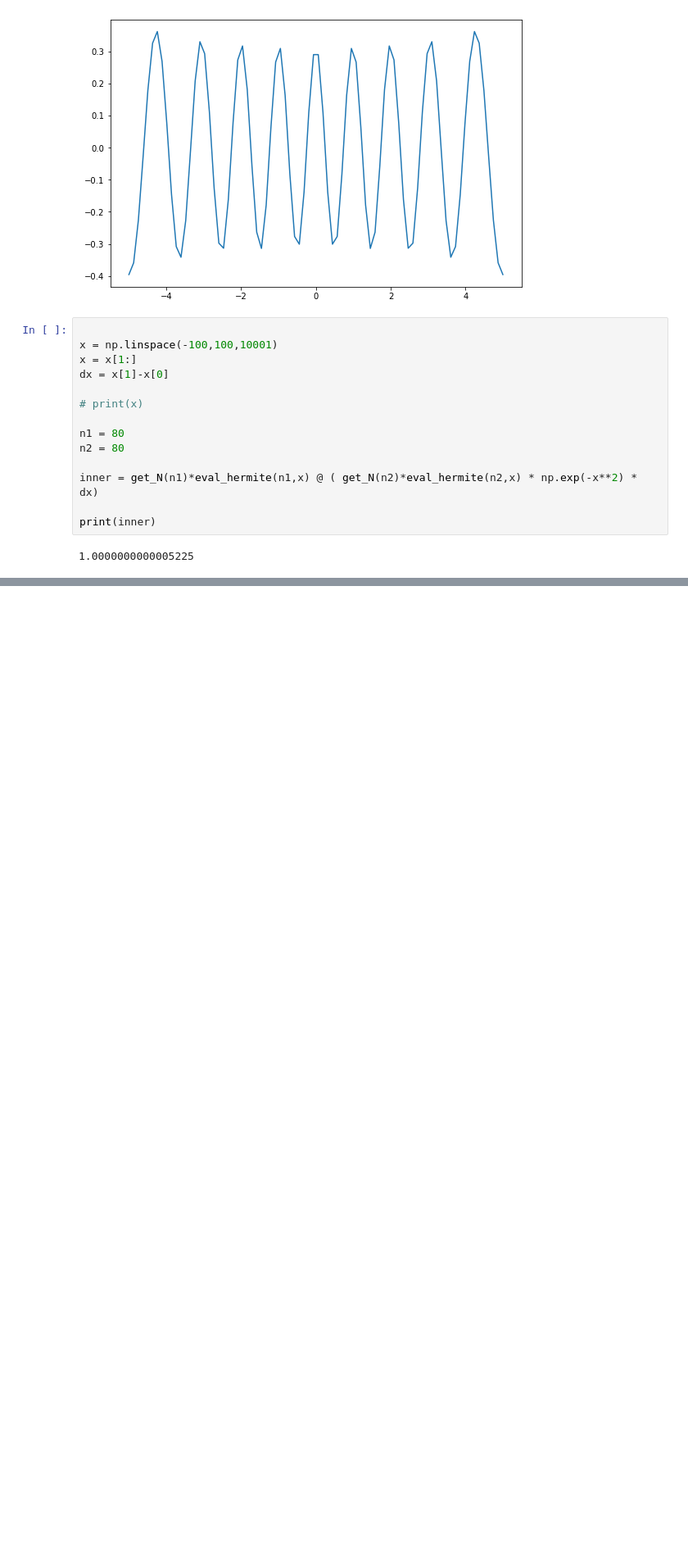
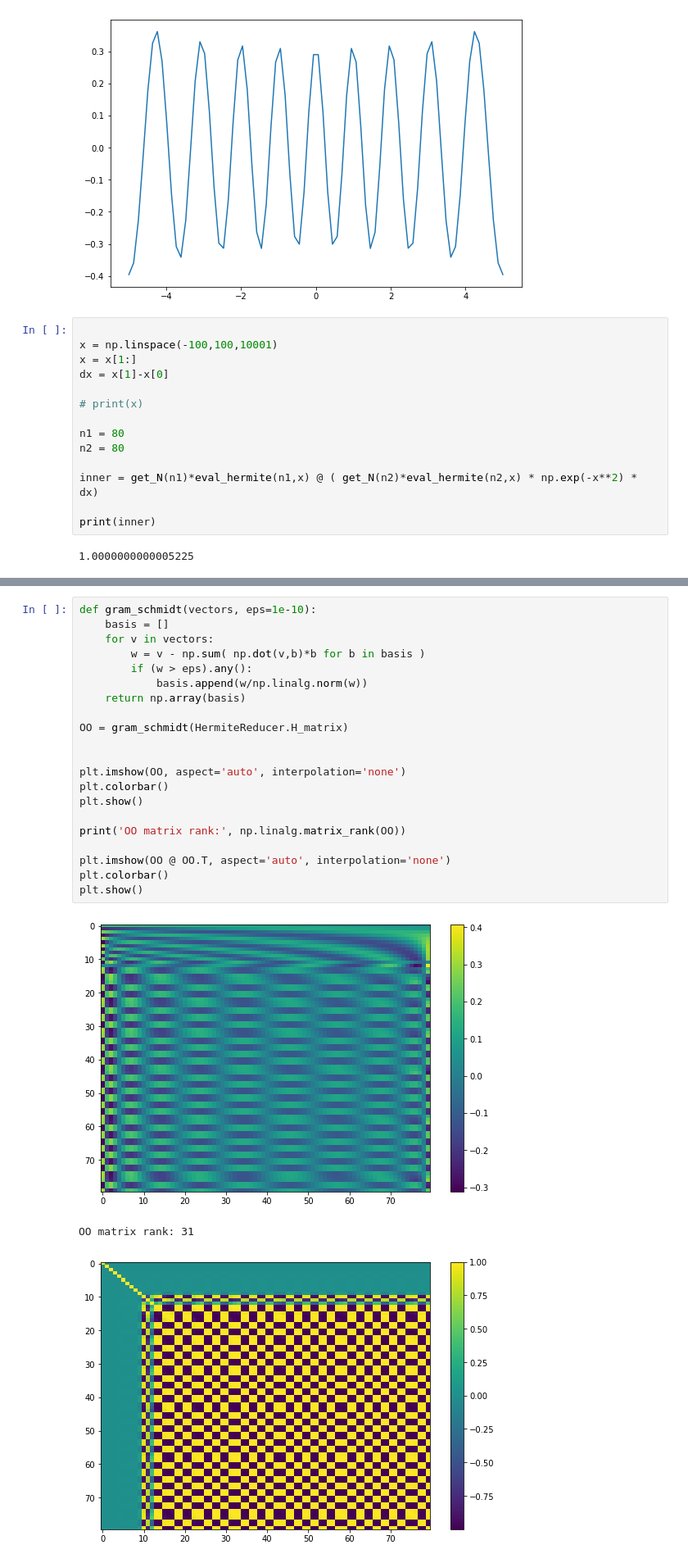
Before and after one commit to stmeinecke/derrom, a Jupyter notebook: misc/Hermite.ipynb, the cells around one changed output, grey strips where cells are left out. Shown at 82% size. Saved outputs shown, nothing was run; the diff lists cells and outputs as text; blank space fills up the shorter version.

```diff
--- a/misc/Hermite.ipynb
+++ b/misc/Hermite.ipynb
@@ -132,0 +162,25 @@ H matrix rank: 27
+# %%
+def gram_schmidt(vectors, eps=1e-10):
+    basis = []
+    for v in vectors:
+        w = v - np.sum( np.dot(v,b)*b for b in basis )
+        if (w > eps).any():
+            basis.append(w/np.linalg.norm(w))
+    return np.array(basis)
+
+OO = gram_schmidt(HermiteReducer.H_matrix)
+
+
+plt.imshow(OO, aspect='auto', interpolation='none')
+plt.colorbar()
+plt.show()
+
+print('OO matrix rank:', np.linalg.matrix_rank(OO))
+
+plt.imshow(OO @ OO.T, aspect='auto', interpolation='none')
+plt.colorbar()
+plt.show()
+# %% [output]
+[figure, added]
+OO matrix rank: 31
+[figure, added]
```
Also changed, not shown: parts of 6 cells of this notebook.
